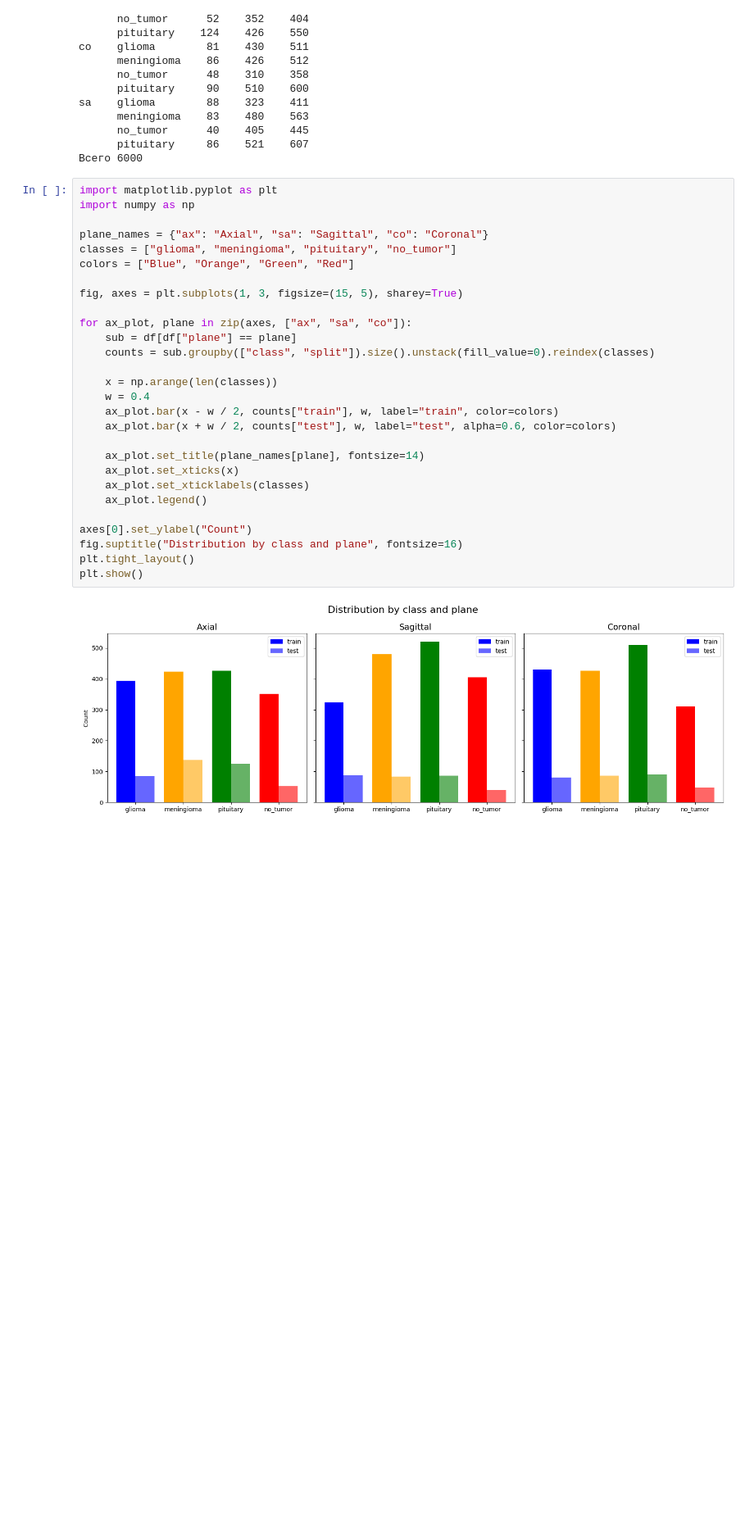
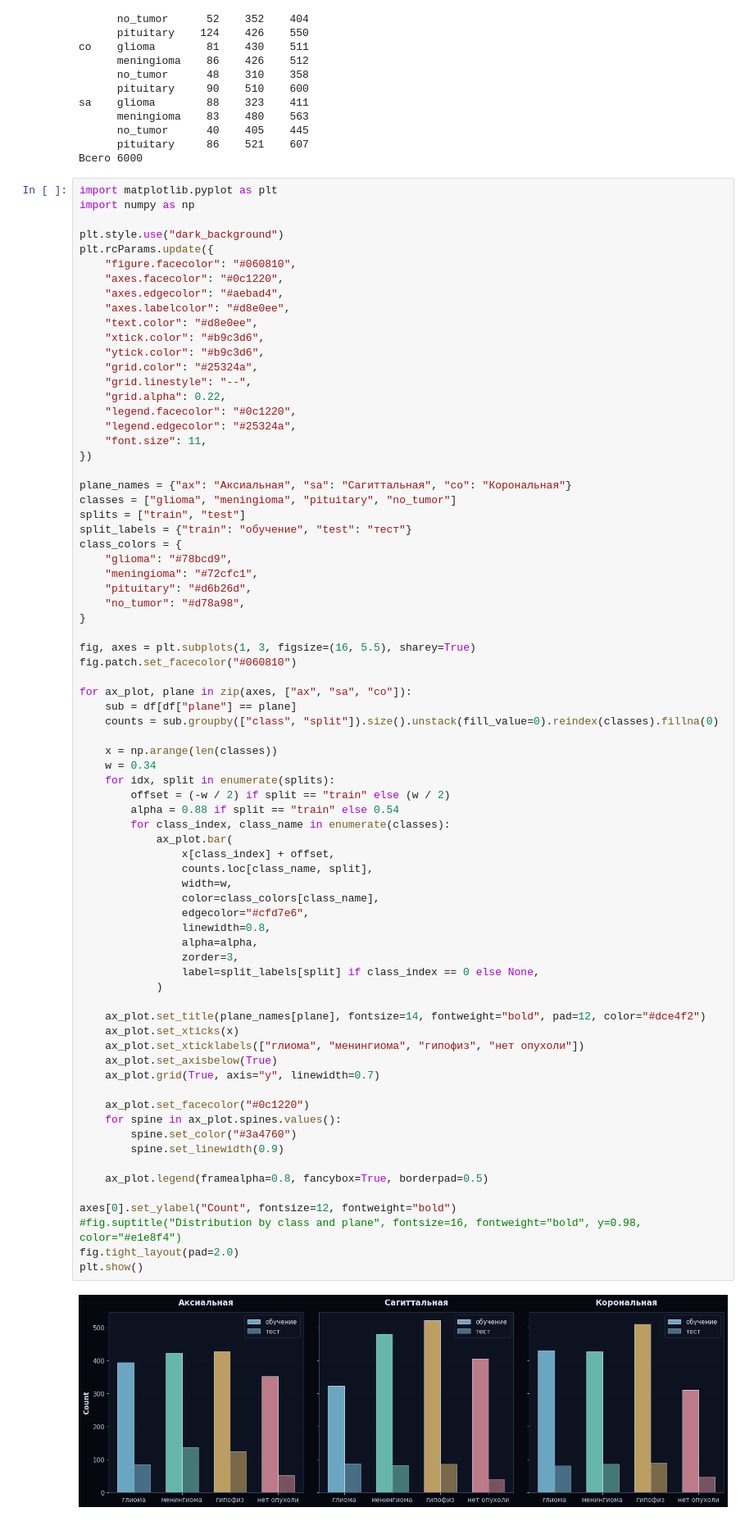
Before and after one commit to asardinka/Artificial-intelligence-project, a Jupyter notebook: data_load.ipynb, the cells around one changed output. Shown at 82% size. Saved outputs shown, nothing was run; the diff lists cells and outputs as text; blank space fills up the shorter version.

```diff
--- a/data_load.ipynb
+++ b/data_load.ipynb
@@ -88,30 +88,76 @@ sa    glioma        88    323    411
 # %%
 import matplotlib.pyplot as plt
 import numpy as np
 
-plane_names = {"ax": "Axial", "sa": "Sagittal", "co": "Coronal"}
+plt.style.use("dark_background")
+plt.rcParams.update({
+    "figure.facecolor": "#060810",
+    "axes.facecolor": "#0c1220",
+    "axes.edgecolor": "#aebad4",
+    "axes.labelcolor": "#d8e0ee",
+    "text.color": "#d8e0ee",
+    "xtick.color": "#b9c3d6",
+    "ytick.color": "#b9c3d6",
+    "grid.color": "#25324a",
+    "grid.linestyle": "--",
+    "grid.alpha": 0.22,
+    "legend.facecolor": "#0c1220",
+    "legend.edgecolor": "#25324a",
+    "font.size": 11,
+})
+
+plane_names = {"ax": "Аксиальная", "sa": "Сагиттальная", "co": "Корональная"}
 classes = ["glioma", "meningioma", "pituitary", "no_tumor"]
-colors = ["Blue", "Orange", "Green", "Red"]
+splits = ["train", "test"]
+split_labels = {"train": "обучение", "test": "тест"}
+class_colors = {
+    "glioma": "#78bcd9",
+    "meningioma": "#72cfc1",
+    "pituitary": "#d6b26d",
+    "no_tumor": "#d78a98",
+}
 
-fig, axes = plt.subplots(1, 3, figsize=(15, 5), sharey=True)
+fig, axes = plt.subplots(1, 3, figsize=(16, 5.5), sharey=True)
+fig.patch.set_facecolor("#060810")
 
 for ax_plot, plane in zip(axes, ["ax", "sa", "co"]):
     sub = df[df["plane"] == plane]
-    counts = sub.groupby(["class", "split"]).size().unstack(fill_value=0).reindex(classes)
+    counts = sub.groupby(["class", "split"]).size().unstack(fill_value=0).reindex(classes).fillna(0)
 
     x = np.arange(len(classes))
-    w = 0.4
-    ax_plot.bar(x - w / 2, counts["train"], w, label="train", color=colors)
-    ax_plot.bar(x + w / 2, counts["test"], w, label="test", alpha=0.6, color=colors)
+    w = 0.34
+    for idx, split in enumerate(splits):
+        offset = (-w / 2) if split == "train" else (w / 2)
+        alpha = 0.88 if split == "train" else 0.54
+        for class_index, class_name in enumerate(classes):
+            ax_plot.bar(
+                x[class_index] + offset,
+                counts.loc[class_name, split],
+                width=w,
+                color=class_colors[class_name],
+                edgecolor="#cfd7e6",
+                linewidth=0.8,
+                alpha=alpha,
+                zorder=3,
+                label=split_labels[split] if class_index == 0 else None,
+            )
 
-    ax_plot.set_title(plane_names[plane], fontsize=14)
+    ax_plot.set_title(plane_names[plane], fontsize=14, fontweight="bold", pad=12, color="#dce4f2")
     ax_plot.set_xticks(x)
-    ax_plot.set_xticklabels(classes)
-    ax_plot.legend()
+    ax_plot.set_xticklabels(["глиома", "менингиома", "гипофиз", "нет опухоли"])
+    ax_plot.set_axisbelow(True)
+    ax_plot.grid(True, axis="y", linewidth=0.7)
 
-axes[0].set_ylabel("Count")
-fig.suptitle("Distribution by class and plane", fontsize=16)
-plt.tight_layout()
+    ax_plot.set_facecolor("#0c1220")
+    for spine in ax_plot.spines.values():
+        spine.set_color("#3a4760")
+        spine.set_linewidth(0.9)
+
+    ax_plot.legend(framealpha=0.8, fancybox=True, borderpad=0.5)
+
+axes[0].set_ylabel("Count", fontsize=12, fontweight="bold")
+#fig.suptitle("Distribution by class and plane", fontsize=16, fontweight="bold", y=0.98, color="#e1e8f4")
+fig.tight_layout(pad=2.0)
 plt.show()
 # %% [output]
-[figure, old version]
+[figure, new version]
```
Also changed, not shown: parts of 1 cell of this notebook, 8 other files.
